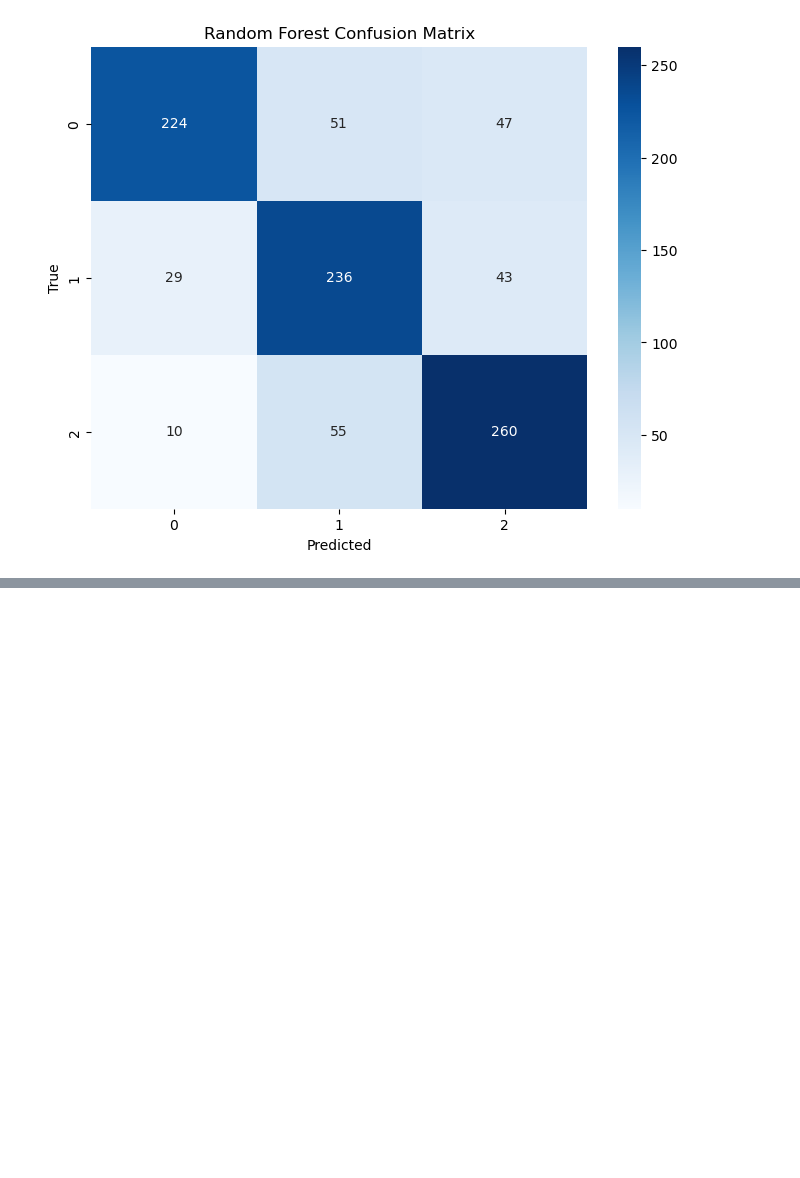
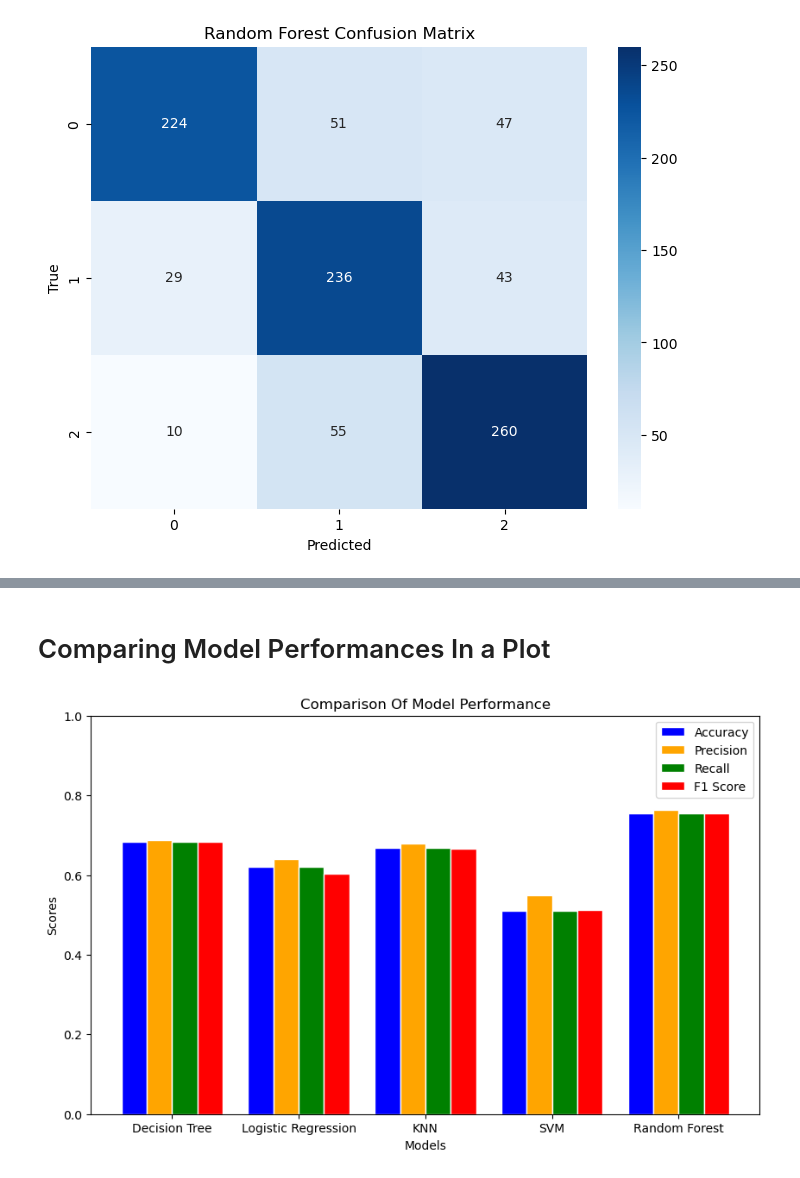
Before and after one commit to Paschal733/Machine-Learning, a Jupyter notebook: student_dropout.ipynb, the cells around one changed output, grey strips where cells are left out. Cells and saved outputs as stored; diff of their text form; code cells hidden in the pictures; blank space fills up the shorter version.

```diff
--- a/student_dropout.ipynb
+++ b/student_dropout.ipynb
@@ -404,0 +477,47 @@ MLP Confusion Matrix: [[229  49  44]
+# %% [markdown]
+# Comparing Model Performances In a Plot
+# %%
+import numpy as np
+import matplotlib.pyplot as plt
+
+# Model names
+models = ['Decision Tree', 'Logistic Regression', 'KNN', 'SVM', 'Random Forest']
+
+# Evaluation metrics
+accuracies = [0.6838, 0.6209, 0.6681, 0.5110, 0.7539]
+precisions = [0.6870, 0.6394, 0.6796, 0.5485, 0.7625]
+recalls = [0.6838, 0.6209, 0.6681, 0.5110, 0.7539]
+f1_scores = [0.6843, 0.6036, 0.6659, 0.5134, 0.7546]
+
+# Set the width of the bars
+bar_width = 0.2
+
+# Set the x position of the bars
+r1 = np.arange(len(models))
+r2 = [x + bar_width for x in r1]
+r3 = [x + 2 * bar_width for x in r1]
+r4 = [x + 3 * bar_width for x in r1]
+
+# Plotting
+plt.figure(figsize=(10, 6))
+plt.bar(r1, accuracies, color='blue', width=bar_width, edgecolor='white', label='Accuracy')
+plt.bar(r2, precisions, color='orange', width=bar_width, edgecolor='white', label='Precision')
+plt.bar(r3, recalls, color='green', width=bar_width, edgecolor='white', label='Recall')
+plt.bar(r4, f1_scores, color='red', width=bar_width, edgecolor='white', label='F1 Score')
+
+# Add xticks
+plt.xlabel('Models')
+plt.xticks([r + bar_width * 1.5 for r in range(len(models))], models)
+
+# Add yticks and a legend
+plt.ylabel('Scores')
+plt.ylim([0, 1])
+plt.legend()
+
+# Add a title
+plt.title('Comparison Of Model Performance')
+
+# Show the plot
+plt.show()
+# %% [output]
+[figure, added]
```
Also changed, not shown: parts of 9 cells of this notebook.
